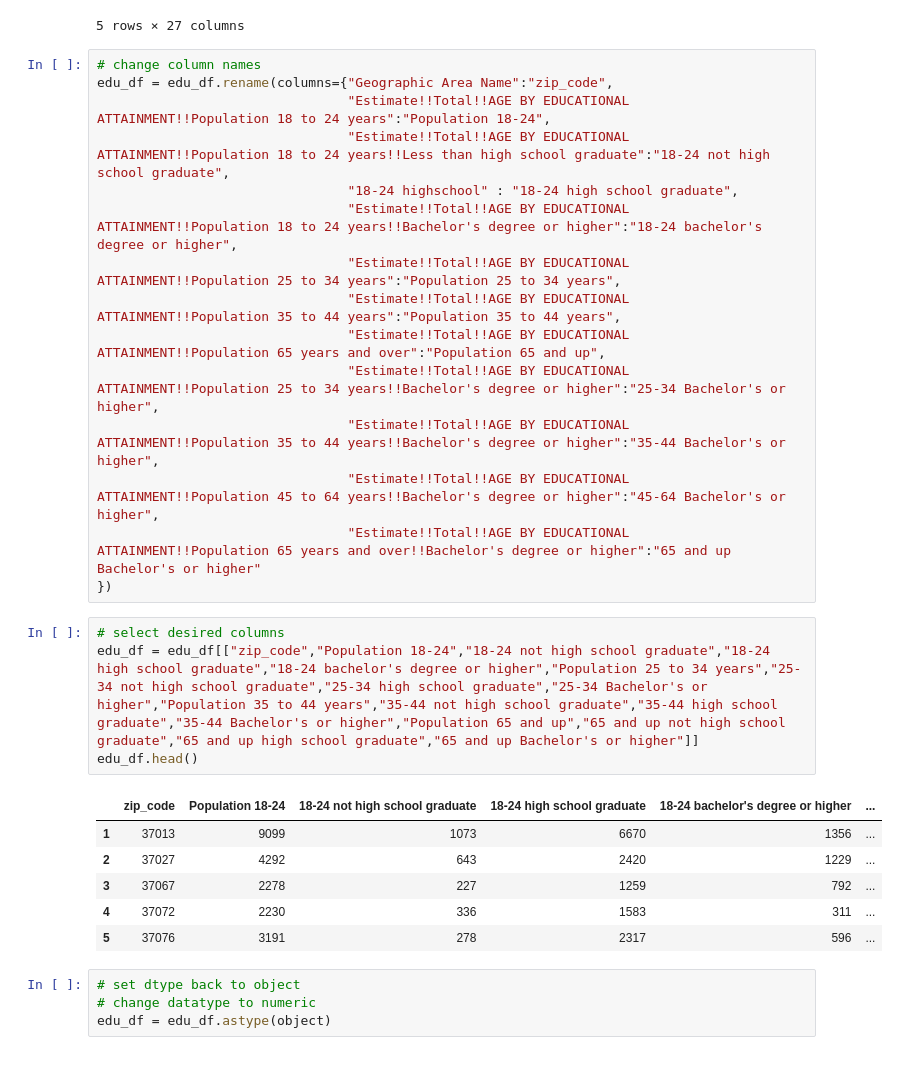
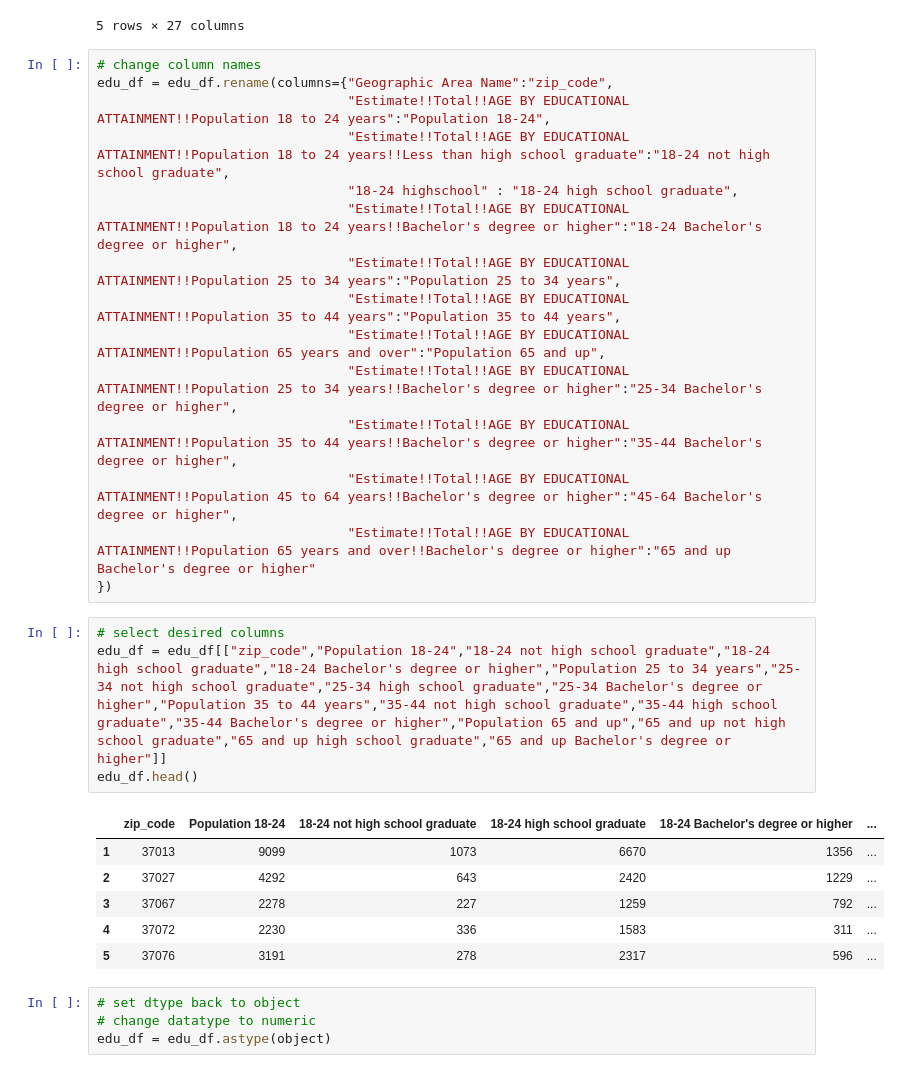
Before and after one commit to HannaKim4673/Beer_Restaurant_Success, a Jupyter notebook: Demographics_dataRW.ipynb, the cells around one changed output. Cells and saved outputs as stored; diff of their text form.

```diff
--- a/Demographics_dataRW.ipynb
+++ b/Demographics_dataRW.ipynb
@@ -212,21 +212,21 @@ edu_df = edu_df.rename(columns={"Geographic Area Name":"zip_code",
                                 "Estimate!!Total!!AGE BY EDUCATIONAL ATTAINMENT!!Population 18 to 24 years":"Population 18-24",
                                 "Estimate!!Total!!AGE BY EDUCATIONAL ATTAINMENT!!Population 18 to 24 years!!Less than high school graduate":"18-24 not high school graduate",
                                 "18-24 highschool" : "18-24 high school graduate",
-                                "Estimate!!Total!!AGE BY EDUCATIONAL ATTAINMENT!!Population 18 to 24 years!!Bachelor's degree or higher":"18-24 bachelor's degree or higher",
+                                "Estimate!!Total!!AGE BY EDUCATIONAL ATTAINMENT!!Population 18 to 24 years!!Bachelor's degree or higher":"18-24 Bachelor's degree or higher",
                                 "Estimate!!Total!!AGE BY EDUCATIONAL ATTAINMENT!!Population 25 to 34 years":"Population 25 to 34 years",
                                 "Estimate!!Total!!AGE BY EDUCATIONAL ATTAINMENT!!Population 35 to 44 years":"Population 35 to 44 years",
                                 "Estimate!!Total!!AGE BY EDUCATIONAL ATTAINMENT!!Population 65 years and over":"Population 65 and up",
-                                "Estimate!!Total!!AGE BY EDUCATIONAL ATTAINMENT!!Population 25 to 34 years!!Bachelor's degree or higher":"25-34 Bachelor's or higher",
-                                "Estimate!!Total!!AGE BY EDUCATIONAL ATTAINMENT!!Population 35 to 44 years!!Bachelor's degree or higher":"35-44 Bachelor's or higher",
-                                "Estimate!!Total!!AGE BY EDUCATIONAL ATTAINMENT!!Population 45 to 64 years!!Bachelor's degree or higher":"45-64 Bachelor's or higher",
-                                "Estimate!!Total!!AGE BY EDUCATIONAL ATTAINMENT!!Population 65 years and over!!Bachelor's degree or higher":"65 and up Bachelor's or higher"
+                                "Estimate!!Total!!AGE BY EDUCATIONAL ATTAINMENT!!Population 25 to 34 years!!Bachelor's degree or higher":"25-34 Bachelor's degree or higher",
+                                "Estimate!!Total!!AGE BY EDUCATIONAL ATTAINMENT!!Population 35 to 44 years!!Bachelor's degree or higher":"35-44 Bachelor's degree or higher",
+                                "Estimate!!Total!!AGE BY EDUCATIONAL ATTAINMENT!!Population 45 to 64 years!!Bachelor's degree or higher":"45-64 Bachelor's degree or higher",
+                                "Estimate!!Total!!AGE BY EDUCATIONAL ATTAINMENT!!Population 65 years and over!!Bachelor's degree or higher":"65 and up Bachelor's degree or higher"
 })
 # %%
 # select desired columns
-edu_df = edu_df[["zip_code","Population 18-24","18-24 not high school graduate","18-24 high school graduate","18-24 bachelor's degree or higher","Population 25 to 34 years","25-34 not high school graduate","25-34 high school graduate","25-34 Bachelor's or higher","Population 35 to 44 years","35-44 not high school graduate","35-44 high school graduate","35-44 Bachelor's or higher","Population 65 and up","65 and up not high school graduate","65 and up high school graduate","65 and up Bachelor's or higher"]]
+edu_df = edu_df[["zip_code","Population 18-24","18-24 not high school graduate","18-24 high school graduate","18-24 Bachelor's degree or higher","Population 25 to 34 years","25-34 not high school graduate","25-34 high school graduate","25-34 Bachelor's degree or higher","Population 35 to 44 years","35-44 not high school graduate","35-44 high school graduate","35-44 Bachelor's degree or higher","Population 65 and up","65 and up not high school graduate","65 and up high school graduate","65 and up Bachelor's degree or higher"]]
 edu_df.head()
 # %% [output]
-|  | zip_code | Population 18-24 | 18-24 not high school graduate | 18-24 high school graduate | 18-24 bachelor's degree or higher | ... |
+|  | zip_code | Population 18-24 | 18-24 not high school graduate | 18-24 high school graduate | 18-24 Bachelor's degree or higher | ... |
 | 1 | 37013 | 9099 | 1073 | 6670 | 1356 | ... |
 | 2 | 37027 | 4292 | 643 | 2420 | 1229 | ... |
 | 3 | 37067 | 2278 | 227 | 1259 | 792 | ... |
```
Also changed, not shown: parts of 7 cells of this notebook, 3 other files.
